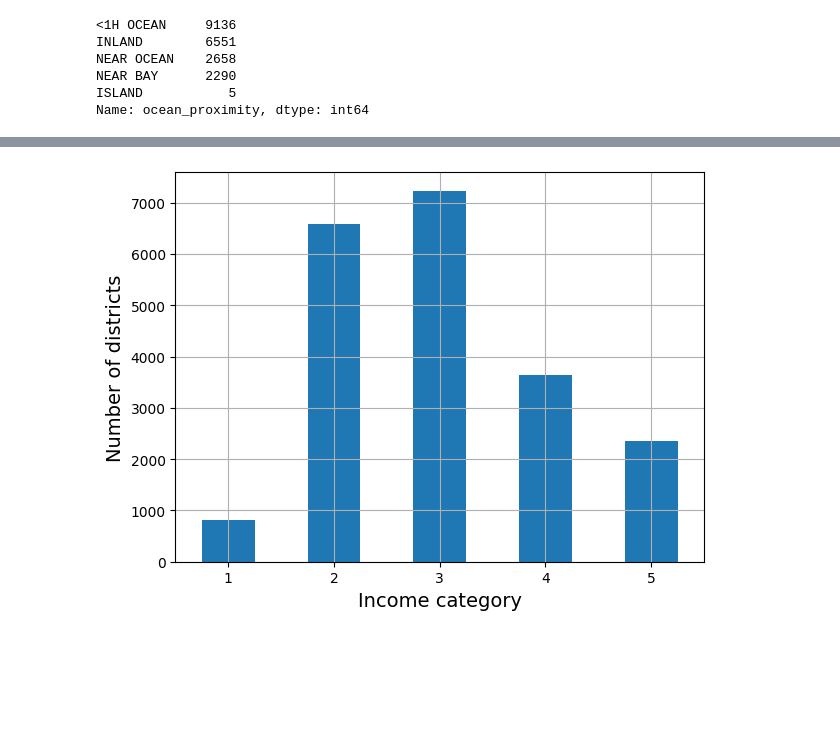
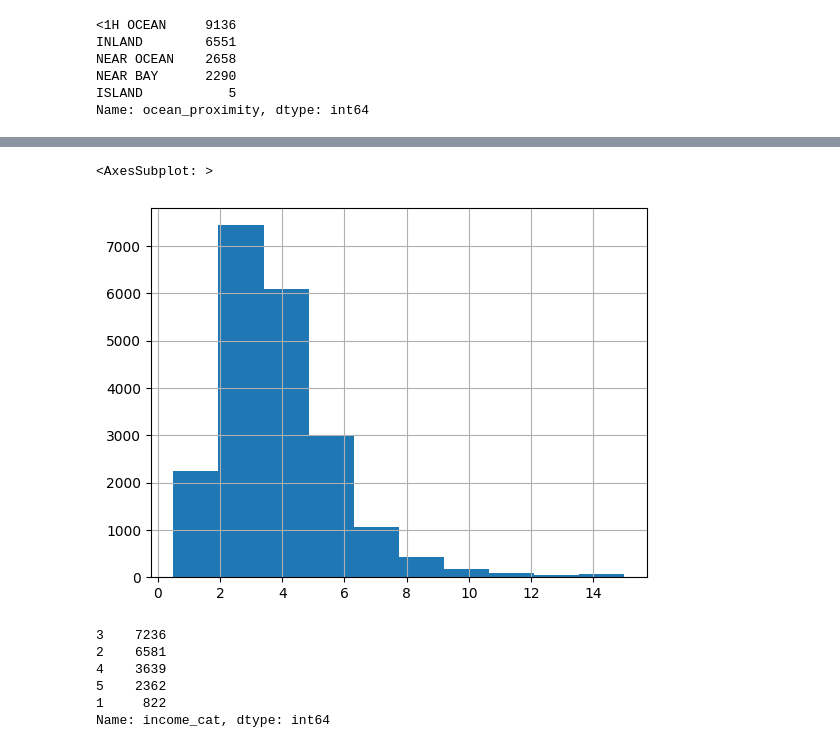
Before and after one commit to Roozeppe/Machine_Learning_Projects, a Jupyter notebook: housing-cali.ipynb, the cells around one changed output, grey strips where cells are left out. Drawn from its saved outputs; the diff is of its cells as text; code cells hidden in the pictures; blank space fills up the shorter version.

```diff
--- a/housing-cali.ipynb
+++ b/housing-cali.ipynb
@@ -106 +96,6 @@ plt.show()
+# %%
+housing["median_income"].hist()
+# %% [output]
+<AxesSubplot: >
+[figure, added]
 # %%
@@ -108,11 +102,3 @@ import numpy as np
 housing["income_cat"] = pd.cut(housing["median_income"],
                                bins=[0., 1.5, 3.0, 4.5, 6., np.inf],
                                labels=[1, 2, 3, 4, 5])
-# %%
-housing["income_cat"].value_counts().sort_index().plot.bar(rot=0, grid=True)
-plt.xlabel("Income category")
-plt.ylabel("Number of districts")
-save_fig("housing_income_cat_bar_plot")  # extra code
-plt.show()
-# %% [output]
-[figure, removed]
@@ -121,0 +105,9 @@ strat_train_set, strat_test_set = train_test_split(housing, test_size=0.2, strat
+# %%
+housing["income_cat"].value_counts()
+# %% [output]
+3    7236
+2    6581
+4    3639
+5    2362
+1     822
+Name: income_cat, dtype: int64
```
Also changed, not shown: parts of 38 cells of this notebook.
